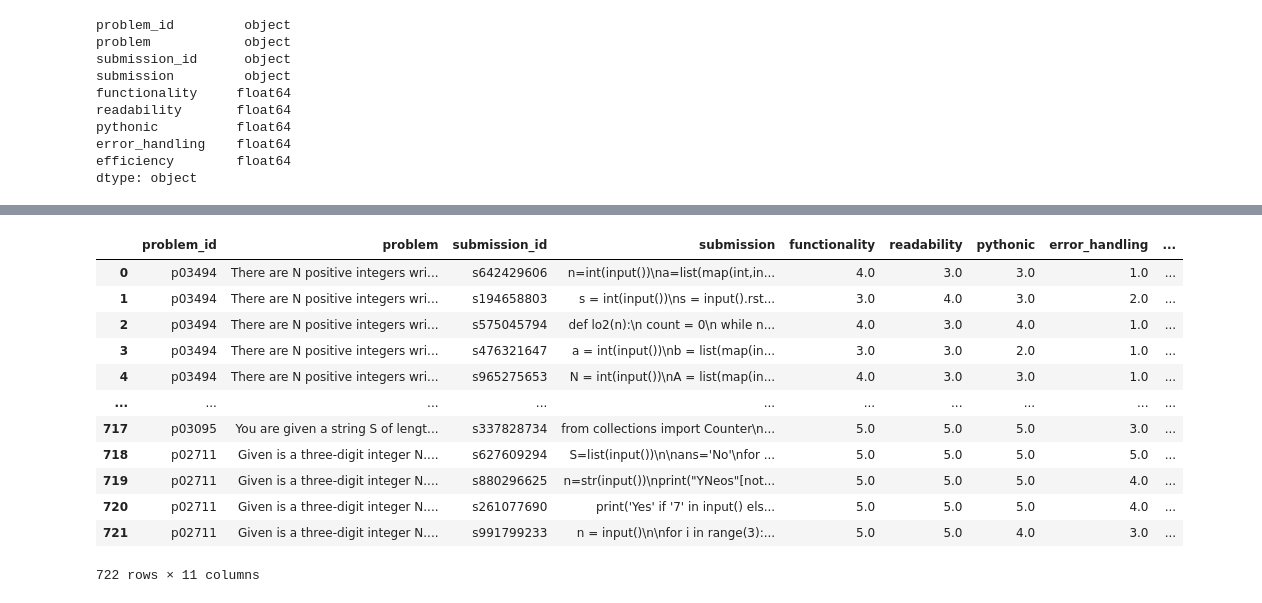
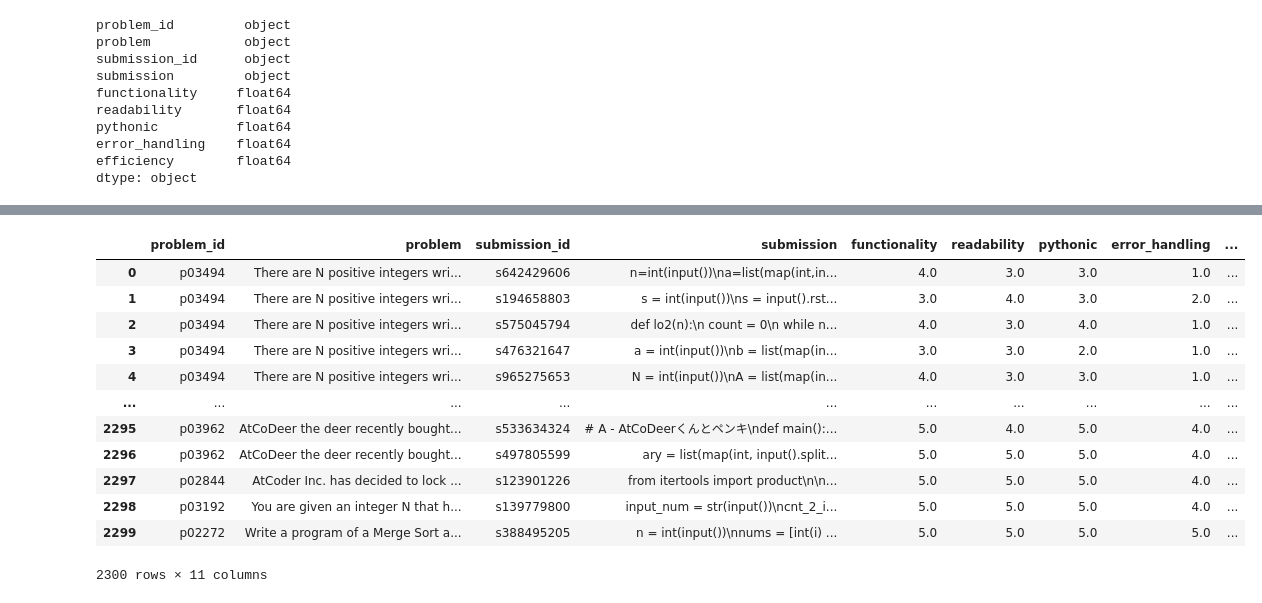
Before and after one commit to DiwanshuShekhar/codeQual, a Jupyter notebook: notebooks/codequal.ipynb, the cells around one changed output, grey strips where cells are left out. Saved outputs shown, nothing was run; the diff lists cells and outputs as text; code cells hidden in the pictures.

```diff
--- a/notebooks/codequal.ipynb
+++ b/notebooks/codequal.ipynb
@@ -35,0 +54,4 @@ problems.tofile('../data/CodeQualData/problems.txt', sep='\n', format='%s')
+# %%
+# drop duplicates with the same submission_id and problem_id
+py800_annotated_df = py800_annotated_df.drop_duplicates(subset=['submission_id', 'problem_id'])
+print(py800_annotated_df.shape)
@@ -93,12 +117,12 @@ def get_problem_desc(problem_id):
 
 data = []
 for index, row in py800_annotated_df.iterrows():
-    temp_dict = {'problem_id': row['problem_id'], 'problem': get_problem_desc(row['problem_id']), 'submission_id': row['submission_id'], 'submission': row['submission']}
+    temp_dict = {'problem_id': row['problem_id'], 'problem': get_problem_desc(row['problem_id']), 'submission_id': row['submission_id'], 'submission': row['submission_x']}
     temp_dict.update(row['quality_score'])
     data.append(temp_dict)
 
 # create a dataframe from the data
 py800_annotated_df_score = pd.DataFrame(data)
-py800_annotated_df_score
+py800_annotated_df_score.sample(20)
 # %% [output]
 |  | problem_id | problem | submission_id | submission | functionality | readability | pythonic | error_handling | ... |
@@ -117,7 +145,13 @@ py800_annotated_df_score
 # %%
 # convert values in columns to integers, and do some clean up
-py800_annotated_df_score.replace('N/A', 5, inplace=True)
-py800_annotated_df_score.replace('NA', 5, inplace=True)
+py800_annotated_df_score['functionality'] = py800_annotated_df_score['functionality'].str.extract('(\d+)')
+py800_annotated_df_score['readability'] = py800_annotated_df_score['readability'].str.extract('(\d+)')
+py800_annotated_df_score['pythonic'] = py800_annotated_df_score['pythonic'].str.extract('(\d+)')
+py800_annotated_df_score['efficiency'] = py800_annotated_df_score['efficiency'].str.extract('(\d+)')
+py800_annotated_df_score['error_handling'] = py800_annotated_df_score['error_handling'].str.extract('(\d+)')
+
+py800_annotated_df_score.replace('N/A', 1, inplace=True)
+py800_annotated_df_score.replace('NA', 1, inplace=True)
 py800_annotated_df_score['functionality'] = py800_annotated_df_score['functionality'].astype(float)
 py800_annotated_df_score['readability'] = py800_annotated_df_score['readability'].astype(float)
 py800_annotated_df_score['pythonic'] = py800_annotated_df_score['pythonic'].astype(float)
@@ -157,29 +191,29 @@ py800_annotated_df_score
 # %%
 # label the average quality score as good, average, or bad using the average column
 def label_quality(row):
     if row['average'] >= 4.5:
         return 'HIGH'
-    elif row['average'] >= 3.5 and row['average'] < 4.5:
+    elif row['average'] >= 4.0 and row['average'] < 4.5:
         return 'AVERAGE'
     else:
         return 'LOW'
 
 py800_annotated_df_score['quality'] = py800_annotated_df_score.apply(lambda row: label_quality(row), axis=1)
 py800_annotated_df_score
 # %% [output]
 |  | problem_id | problem | submission_id | submission | functionality | readability | pythonic | error_handling | ... |
 | 0 | p03494 | There are N positive integers wri... | s642429606 | n=int(input())\na=list(map(int,in... | 4.0 | 3.0 | 3.0 | 1.0 | ... |
 | 1 | p03494 | There are N positive integers wri... | s194658803 | s = int(input())\ns = input().rst... | 3.0 | 4.0 | 3.0 | 2.0 | ... |
 | 2 | p03494 | There are N positive integers wri... | s575045794 | def lo2(n):\n count = 0\n while n... | 4.0 | 3.0 | 4.0 | 1.0 | ... |
 | 3 | p03494 | There are N positive integers wri... | s476321647 | a = int(input())\nb = list(map(in... | 3.0 | 3.0 | 2.0 | 1.0 | ... |
 | 4 | p03494 | There are N positive integers wri... | s965275653 | N = int(input())\nA = list(map(in... | 4.0 | 3.0 | 3.0 | 1.0 | ... |
 | ... | ... | ... | ... | ... | ... | ... | ... | ... | ... |
-| 717 | p03095 | You are given a string S of lengt... | s337828734 | from collections import Counter\n... | 5.0 | 5.0 | 5.0 | 3.0 | ... |
-| 718 | p02711 | Given is a three-digit integer N.... | s627609294 | S=list(input())\n\nans='No'\nfor ... | 5.0 | 5.0 | 5.0 | 5.0 | ... |
-| 719 | p02711 | Given is a three-digit integer N.... | s880296625 | n=str(input())\nprint("YNeos"[not... | 5.0 | 5.0 | 5.0 | 4.0 | ... |
-| 720 | p02711 | Given is a three-digit integer N.... | s261077690 | print('Yes' if '7' in input() els... | 5.0 | 5.0 | 5.0 | 4.0 | ... |
-| 721 | p02711 | Given is a three-digit integer N.... | s991799233 | n = input()\n\nfor i in range(3):... | 5.0 | 5.0 | 4.0 | 3.0 | ... |
+| 2295 | p03962 | AtCoDeer the deer recently bought... | s533634324 | # A - AtCoDeerくんとペンキ\ndef main():... | 5.0 | 4.0 | 5.0 | 4.0 | ... |
+| 2296 | p03962 | AtCoDeer the deer recently bought... | s497805599 | ary = list(map(int, input().split... | 5.0 | 5.0 | 5.0 | 4.0 | ... |
+| 2297 | p02844 | AtCoder Inc. has decided to lock ... | s123901226 | from itertools import product\n\n... | 5.0 | 5.0 | 5.0 | 4.0 | ... |
+| 2298 | p03192 | You are given an integer N that h... | s139779800 | input_num = str(input())\ncnt_2_i... | 5.0 | 5.0 | 5.0 | 4.0 | ... |
+| 2299 | p02272 | Write a program of a Merge Sort a... | s388495205 | n = int(input())\nnums = [int(i) ... | 5.0 | 5.0 | 5.0 | 5.0 | ... |
-722 rows × 11 columns
+2300 rows × 11 columns
 # %%
 # group the number of submissions by quality
 py800_annotated_df_score.groupby('quality').size()
```
Also changed, not shown: parts of 18 cells of this notebook, 5 other files.
